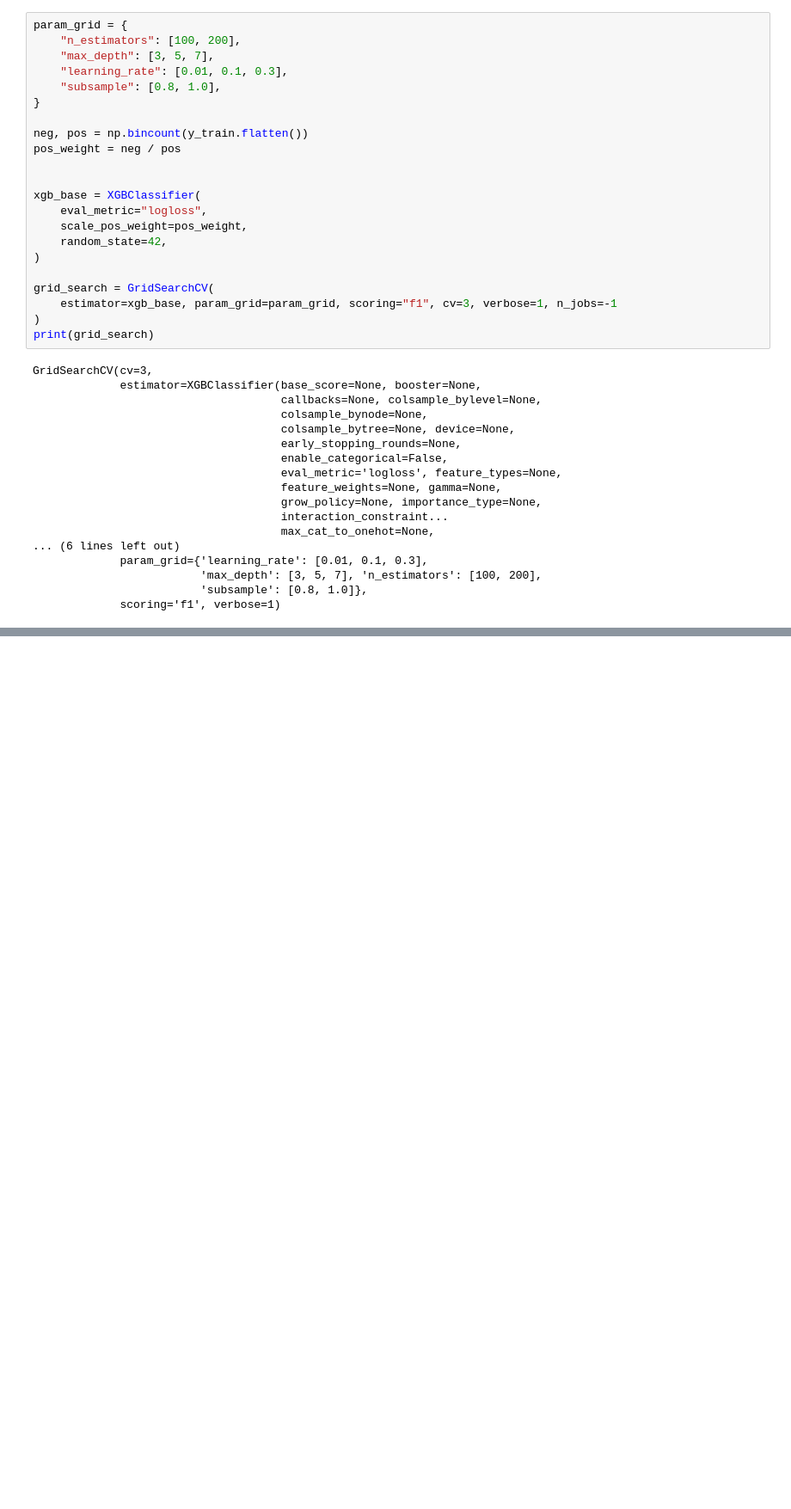
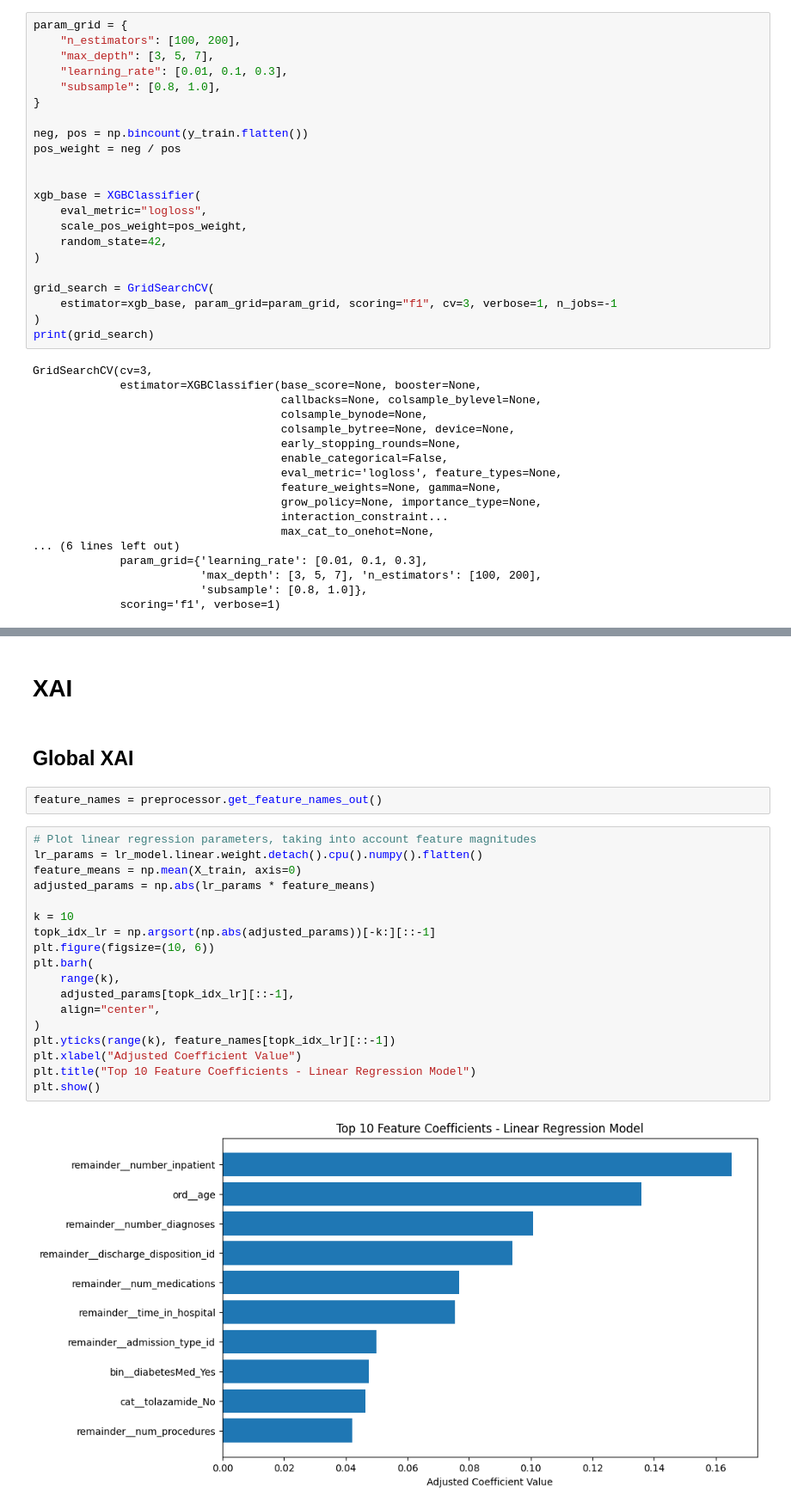
Before and after one commit to ICAI-IMAT-XAI/final-project-adrianlopezlanchares, a Jupyter notebook: notebooks/main.ipynb, the cells around one changed output, grey strips where cells are left out. Shown: that part at 86% size. Cells and saved outputs as stored; diff of their text form; blank space fills up the shorter version.

```diff
--- a/notebooks/main.ipynb
+++ b/notebooks/main.ipynb
@@ -402,0 +451,26 @@ Confusion Matrix:
+# %% [markdown]
+# XAI
+# %% [markdown]
+## Global XAI
+# %%
+feature_names = preprocessor.get_feature_names_out()
+# %%
+# Plot linear regression parameters, taking into account feature magnitudes
+lr_params = lr_model.linear.weight.detach().cpu().numpy().flatten()
+feature_means = np.mean(X_train, axis=0)
+adjusted_params = np.abs(lr_params * feature_means)
+
+k = 10
+topk_idx_lr = np.argsort(np.abs(adjusted_params))[-k:][::-1]
+plt.figure(figsize=(10, 6))
+plt.barh(
+    range(k),
+    adjusted_params[topk_idx_lr][::-1],
+    align="center",
+)
+plt.yticks(range(k), feature_names[topk_idx_lr][::-1])
+plt.xlabel("Adjusted Coefficient Value")
+plt.title("Top 10 Feature Coefficients - Linear Regression Model")
+plt.show()
+# %% [output]
+[figure, added]
```
Also changed, not shown: parts of 28 cells of this notebook.
